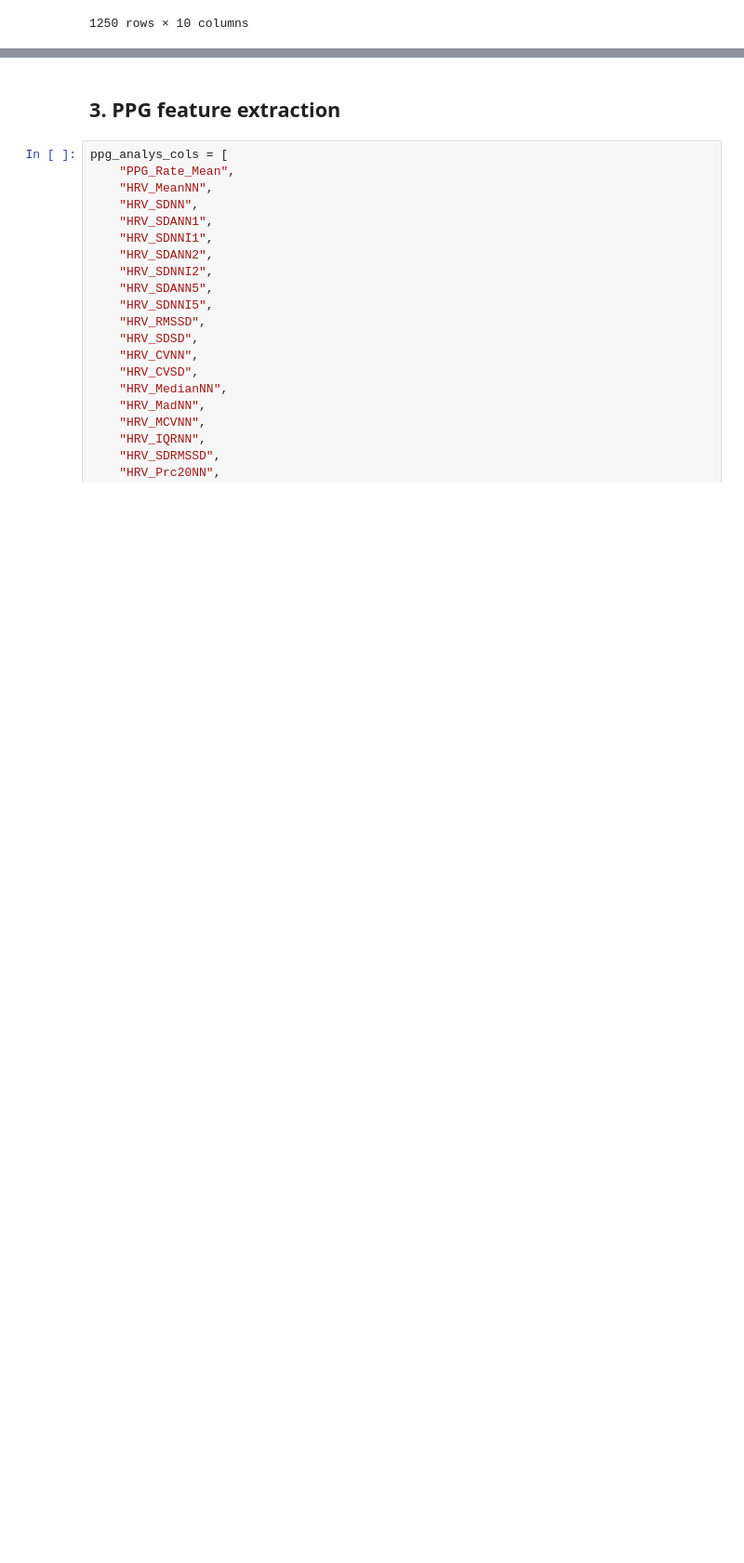
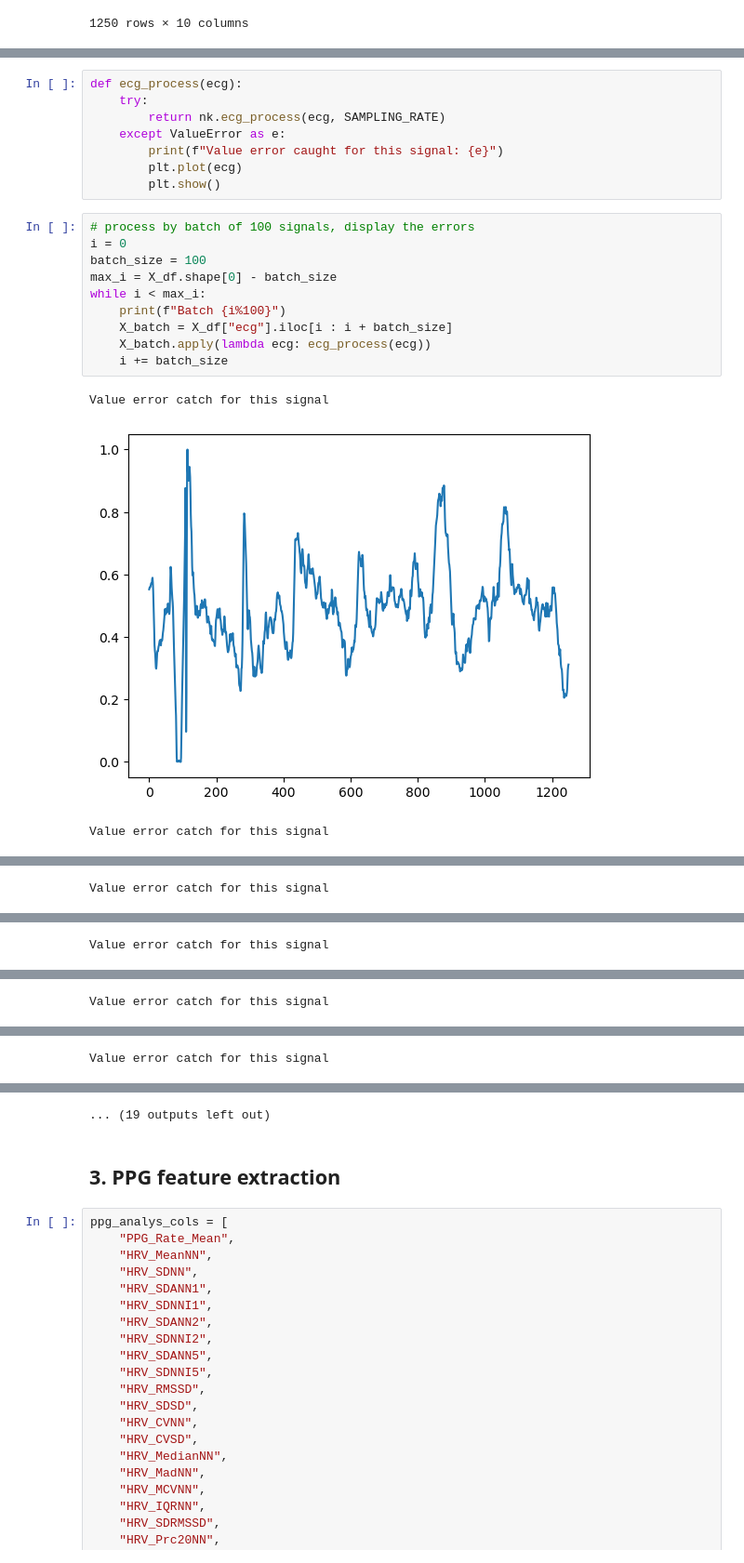
Before and after one commit to waddason/map_estimation, a Jupyter notebook: neurokit.ipynb, the cells around one changed output, grey strips where cells are left out. Shown at 93% size. Drawn from its saved outputs; the diff is of its cells as text; blank space fills up the shorter version.

```diff
--- a/neurokit.ipynb
+++ b/neurokit.ipynb
@@ -229,0 +249,22 @@ signal
+# %%
+def ecg_process(ecg):
+    try:
+        return nk.ecg_process(ecg, SAMPLING_RATE)
+    except ValueError as e:
+        print(f"Value error caught for this signal: {e}")
+        plt.plot(ecg)
+        plt.show()
+# %%
+# process by batch of 100 signals, display the errors
+i = 0
+batch_size = 100
+max_i = X_df.shape[0] - batch_size
+while i < max_i:
+    print(f"Batch {i%100}")
+    X_batch = X_df["ecg"].iloc[i : i + batch_size]
+    X_batch.apply(lambda ecg: ecg_process(ecg))
+    i += batch_size
+# %% [output]
+Value error catch for this signal
+[figure, added]
+Value error catch for this signal
@@ -229,0 +272 @@ signal
+Value error catch for this signal
@@ -229,0 +274 @@ signal
+Value error catch for this signal
@@ -229,0 +276 @@ signal
+Value error catch for this signal
@@ -229,0 +278 @@ signal
+Value error catch for this signal
@@ -230,3 +280,4 @@ signal
+... (19 outputs left out)
 # %% [markdown]
 ## 3. PPG feature extraction
 # %%
```
Also changed, not shown: parts of 15 cells of this notebook, 2 other files.
